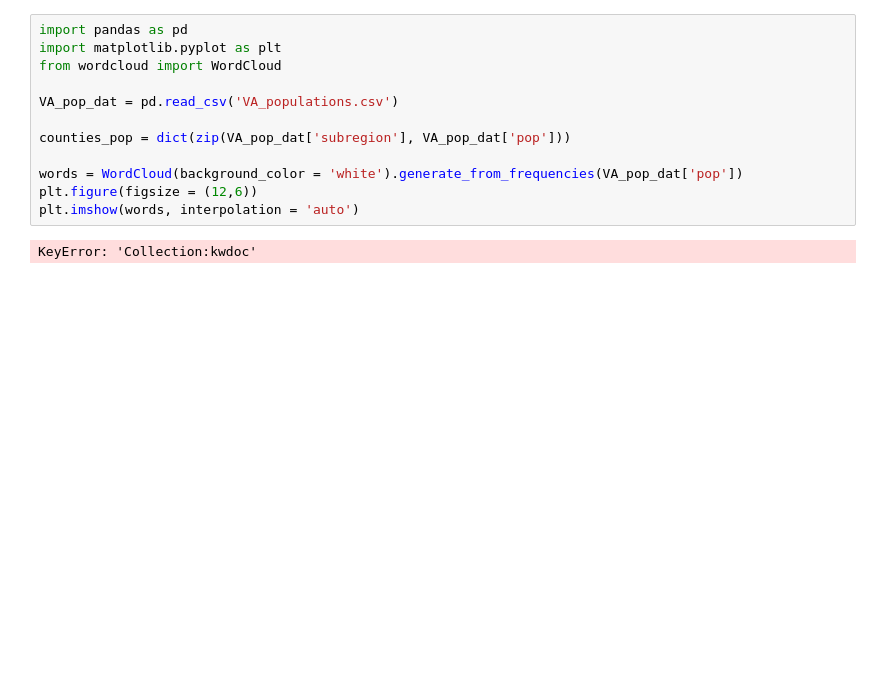
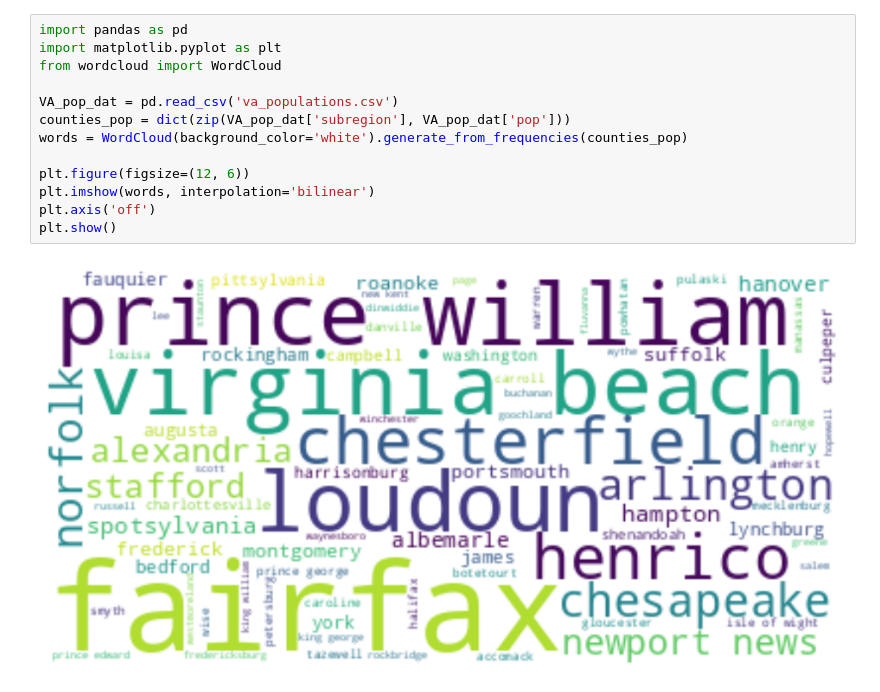
Before and after one commit to teaganabritten/DS2023, a Jupyter notebook: ica6.ipynb, the cells around one changed output. Drawn from its saved outputs; the diff is of its cells as text; blank space fills up the shorter version.

```diff
--- a/ica6.ipynb
+++ b/ica6.ipynb
@@ -1,14 +1,15 @@
 # %%
 import pandas as pd
 import matplotlib.pyplot as plt
 from wordcloud import WordCloud
 
-VA_pop_dat = pd.read_csv('VA_populations.csv')
+VA_pop_dat = pd.read_csv('va_populations.csv')
+counties_pop = dict(zip(VA_pop_dat['subregion'], VA_pop_dat['pop']))
+words = WordCloud(background_color='white').generate_from_frequencies(counties_pop)
 
-counties_pop = dict(zip(VA_pop_dat['subregion'], VA_pop_dat['pop']))
-
-words = WordCloud(background_color = 'white').generate_from_frequencies(VA_pop_dat['pop'])
-plt.figure(figsize = (12,6))
-plt.imshow(words, interpolation = 'auto')
+plt.figure(figsize=(12, 6))
+plt.imshow(words, interpolation='bilinear')
+plt.axis('off')
+plt.show()
 # %% [output]
-KeyError: 'Collection:kwdoc'
+[figure, added]
```
